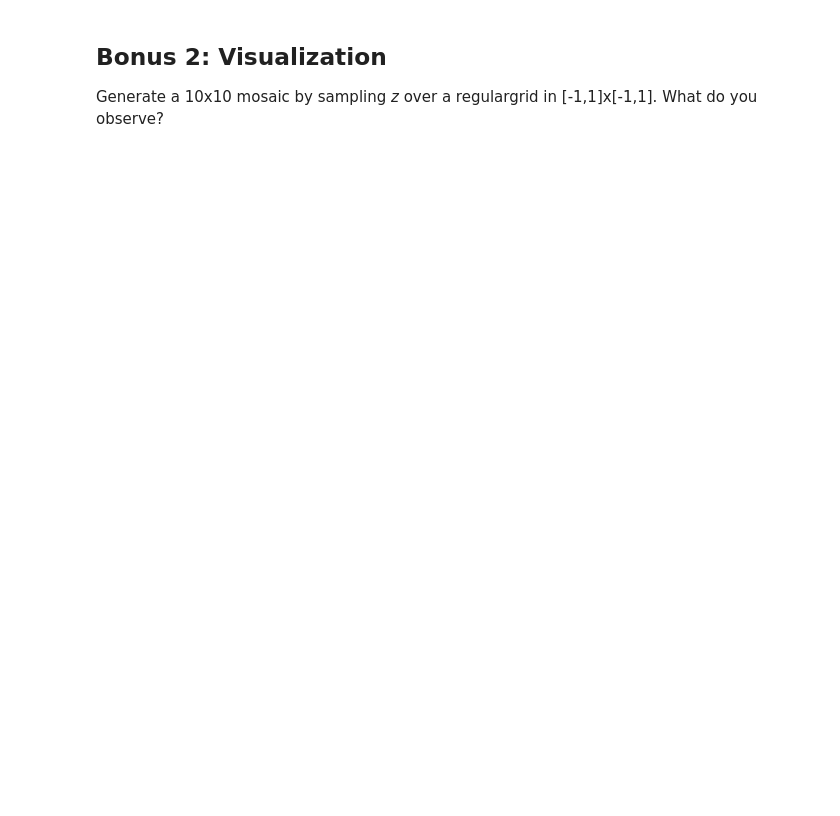
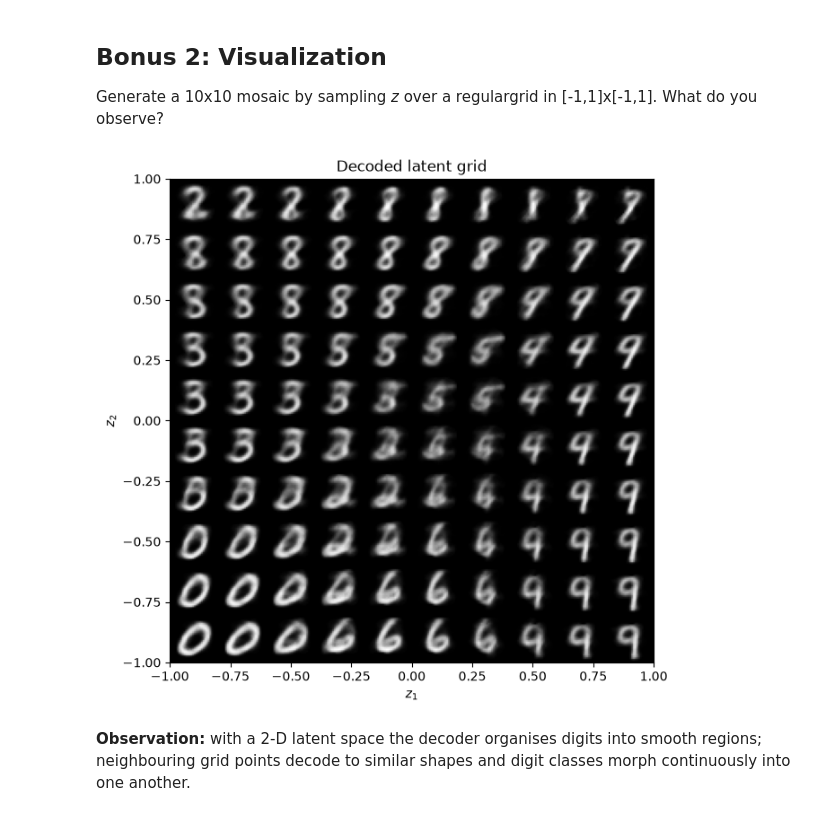
Before and after one commit to AhmadAtwi10/generative-models-mnist, a Jupyter notebook: notebooks/vae_mnist.ipynb, the cells around one changed output. Saved outputs shown, nothing was run; the diff lists cells and outputs as text; code cells hidden in the pictures; blank space fills up the shorter version.

```diff
--- a/notebooks/vae_mnist.ipynb
+++ b/notebooks/vae_mnist.ipynb
@@ -242,0 +232,18 @@ Generate a 10x10 mosaic by sampling *z* over a regulargrid in [-1,1]x[-1,1]. Wha
+# %%
+# 10x10 mosaic decoded from a regular grid over the 2-D latent space [-1, 1] x [-1, 1]
+n = 10
+grid = torch.linspace(-1, 1, n)
+with torch.no_grad():
+    z = torch.stack([torch.tensor([x, y]) for y in grid.flip(0) for x in grid]).to(device)
+    imgs = vae.decoder(z).view(n, n, 28, 28).cpu().numpy()
+
+mosaic = imgs.transpose(0, 2, 1, 3).reshape(n * 28, n * 28)
+plt.figure(figsize=(7, 7))
+plt.imshow(mosaic, cmap='gray', extent=[-1, 1, -1, 1])
+plt.xlabel('$z_1$'); plt.ylabel('$z_2$')
+plt.title('Decoded latent grid')
+plt.show()
+# %% [output]
+[figure, added]
+# %% [markdown]
+**Observation:** with a 2-D latent space the decoder organises digits into smooth regions; neighbouring grid points decode to similar shapes and digit classes morph continuously into one another.
```
Also changed, not shown: parts of 11 cells of this notebook, 2 other files.
